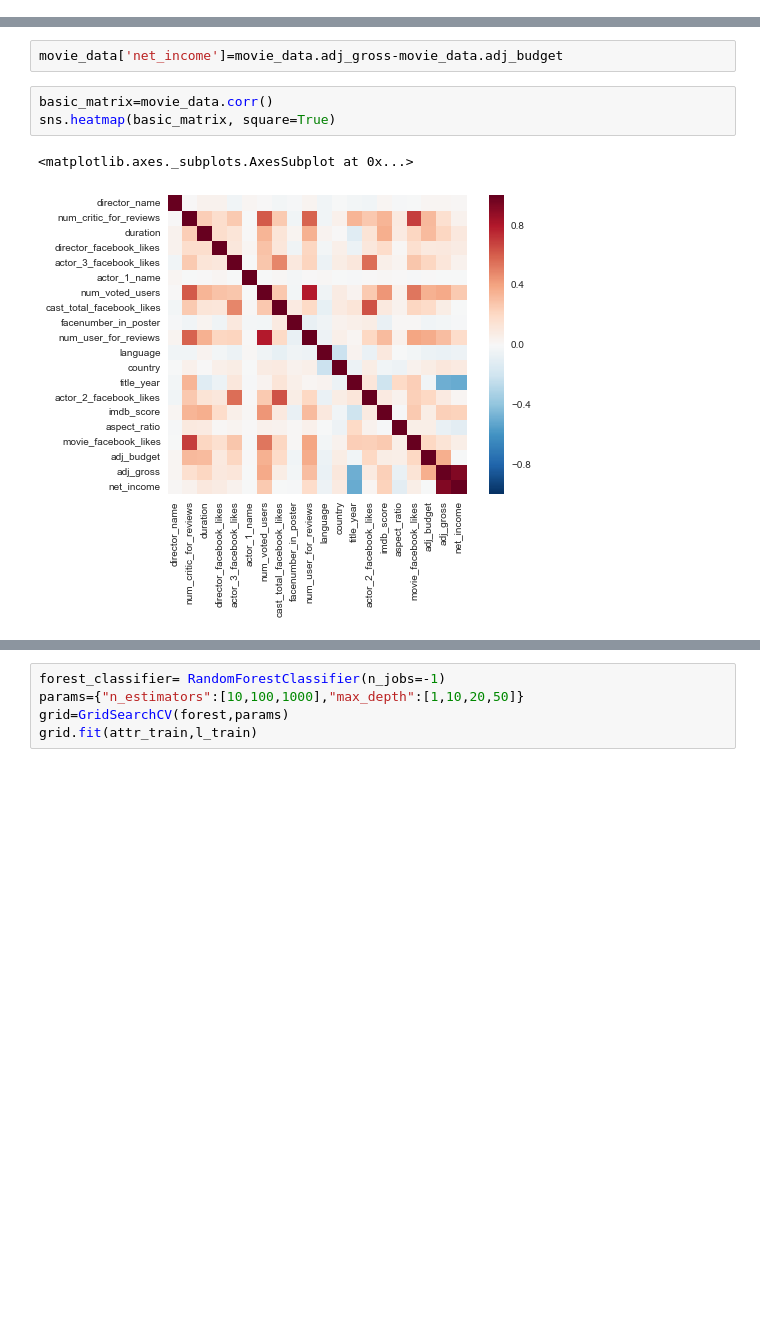
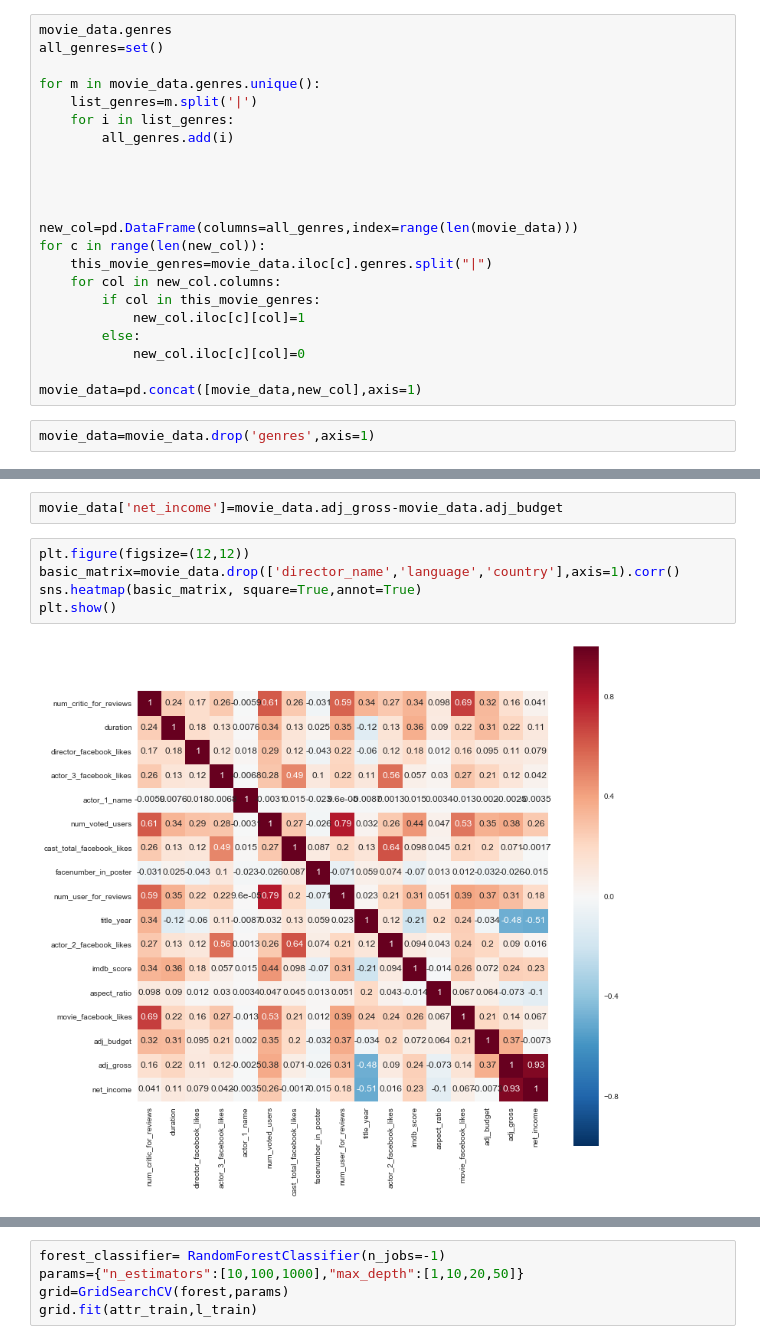
Before and after one commit to SvetozarMateev/Machine-Learning, a Jupyter notebook: Project/Movie ratings predictor.ipynb, the cells around one changed output, grey strips where cells are left out. Saved outputs shown, nothing was run; the diff lists cells and outputs as text; blank space fills up the shorter version.

Commit message:
Genres used

```diff
--- a/Project/Movie ratings predictor.ipynb
+++ b/Project/Movie ratings predictor.ipynb
@@ -341,0 +321,24 @@ for o in occurences:
+# %%
+movie_data.genres
+all_genres=set()
+
+for m in movie_data.genres.unique():
+    list_genres=m.split('|')
+    for i in list_genres:
+        all_genres.add(i)
+
+
+
+
+new_col=pd.DataFrame(columns=all_genres,index=range(len(movie_data)))
+for c in range(len(new_col)):
+    this_movie_genres=movie_data.iloc[c].genres.split("|")
+    for col in new_col.columns:
+        if col in this_movie_genres:
+            new_col.iloc[c][col]=1
+        else:
+            new_col.iloc[c][col]=0
+
+movie_data=pd.concat([movie_data,new_col],axis=1)
+# %%
+movie_data=movie_data.drop('genres',axis=1)
@@ -758,10 +743,11 @@ plt.show()
 # %%
 movie_data['net_income']=movie_data.adj_gross-movie_data.adj_budget
 # %%
-basic_matrix=movie_data.corr()
-sns.heatmap(basic_matrix, square=True)
+plt.figure(figsize=(12,12))
+basic_matrix=movie_data.drop(['director_name','language','country'],axis=1).corr()
+sns.heatmap(basic_matrix, square=True,annot=True)
+plt.show()
 # %% [output]
-<matplotlib.axes._subplots.AxesSubplot at 0x...>
-[figure, old version]
+[figure, new version]
 # %%
 movie_data.imdb_score= round(movie_data.imdb_score)
```
Also changed, not shown: parts of 47 cells of this notebook.
